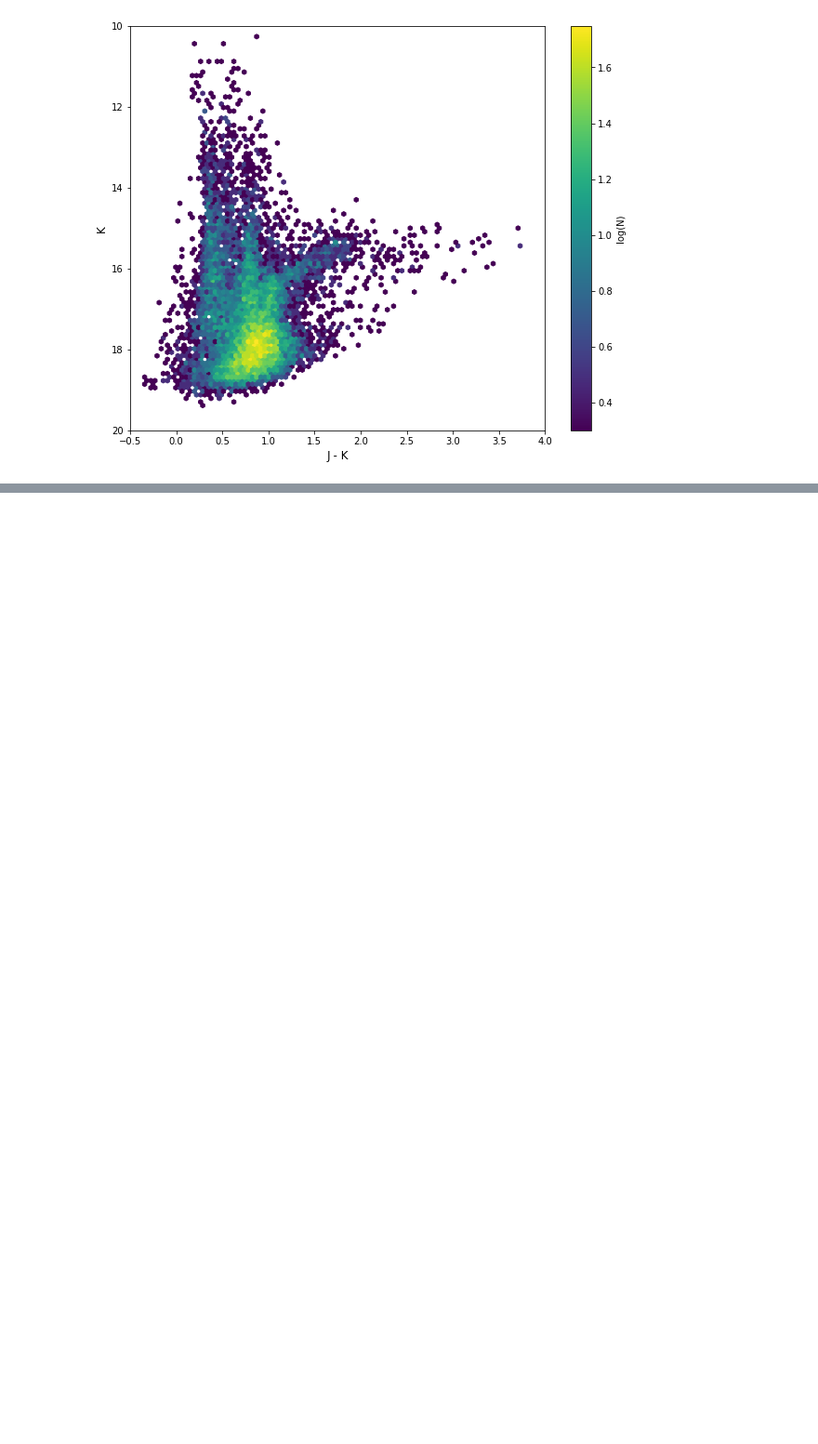
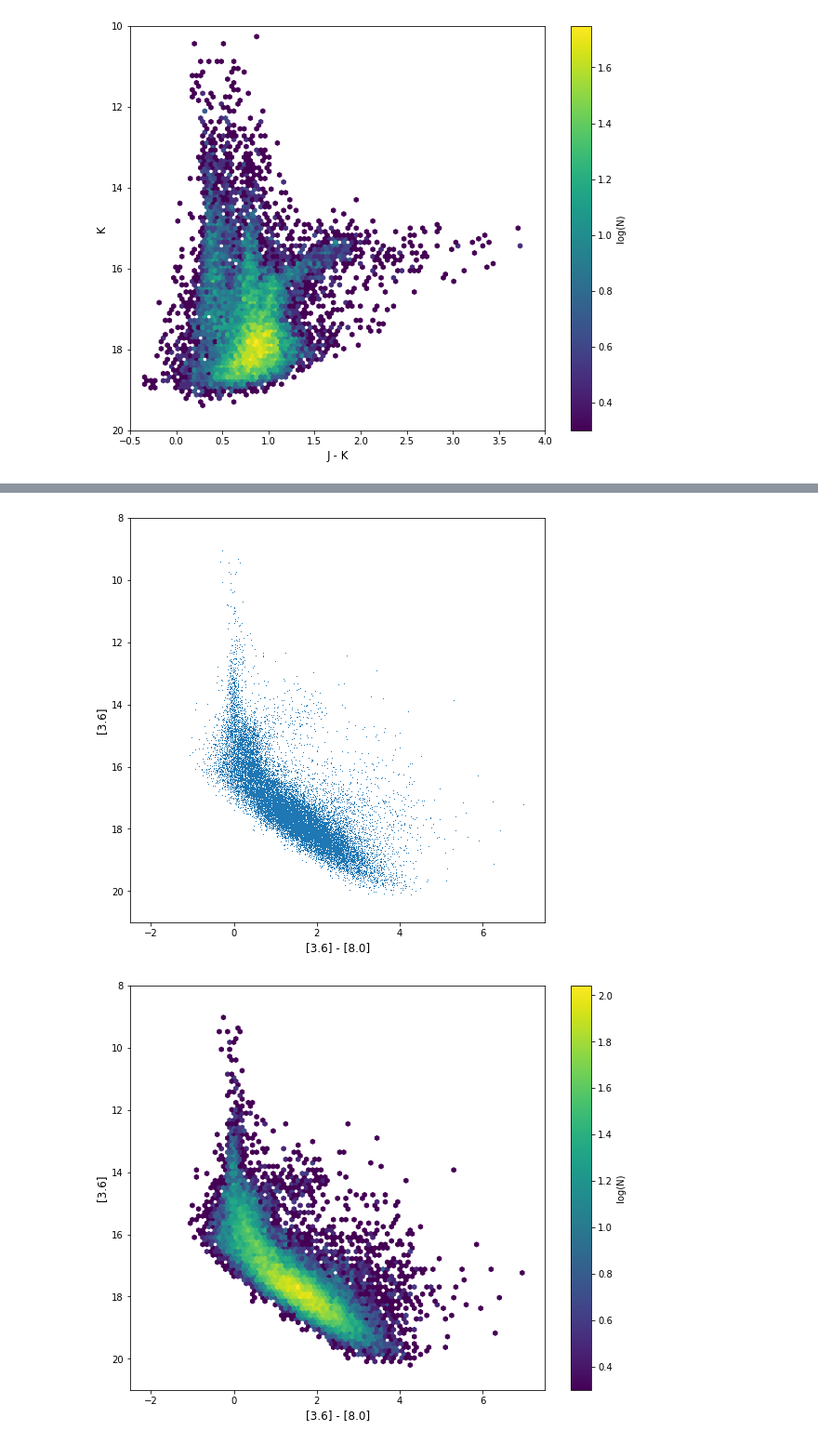
Before and after one commit to alechirschauer/NGC6822, a Jupyter notebook: CMD_19Sep2018.ipynb, the cells around one changed output, grey strips where cells are left out. Shown at 93% size. Saved outputs shown, nothing was run; the diff lists cells and outputs as text; code cells hidden in the pictures; blank space fills up the shorter version.

```diff
--- a/CMD_19Sep2018.ipynb
+++ b/CMD_19Sep2018.ipynb
@@ -93,0 +164,24 @@ cb = plt.colorbar(im1, label='log(N)')
+# %%
+# [3.6] vs. [3.6]-[8.0]
+# CMD & Hess diagram
+#
+plt.figure(figsize=(8,8))
+plt.plot(np.array(threesixMINUSeightzeroDATA.threesixMINUSeightzero),np.array(threesixMINUSeightzeroDATA.k36mag),',')
+plt.xlim(-2.5, 7.5)
+plt.ylim(21.0, 8.0)
+plt.xlabel('[3.6] - [8.0]', size=12)
+plt.ylabel('[3.6]', size=12)
+#plt.savefig('[3.6]_vs_[3.6]-[8.0]_plot.pdf')
+#
+fig, ax1 = plt.subplots(1, 1, figsize=(10, 8))
+plt.xlim(-2.5, 7.5)
+plt.ylim(21.0, 8.0)
+im1 = ax1.hexbin(np.array(threesixMINUSeightzeroDATA.threesixMINUSeightzero), np.array(threesixMINUSeightzeroDATA.k36mag), bins='log', cmap=plt.cm.viridis,
+               mincnt=1, extent=(-2.5, 7.5, 21.0, 8.0))
+ax1.set_xlabel('[3.6] - [8.0]', size=12)
+ax1.set_ylabel('[3.6]', size=12)
+cb = plt.colorbar(im1, label='log(N)')
+#plt.savefig('[3.6]_vs_[3.6]-[8.0]_hist.pdf')
+# %% [output]
+[figure, added]
+[figure, added]
```
Also changed, not shown: parts of 17 cells of this notebook.
